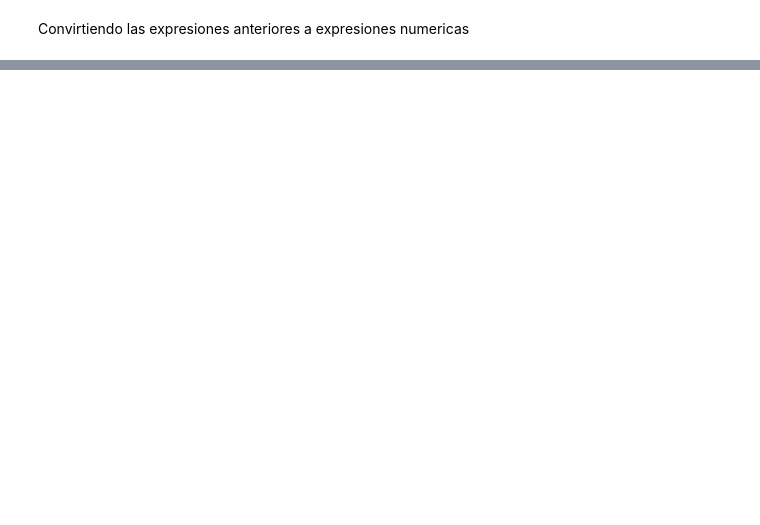
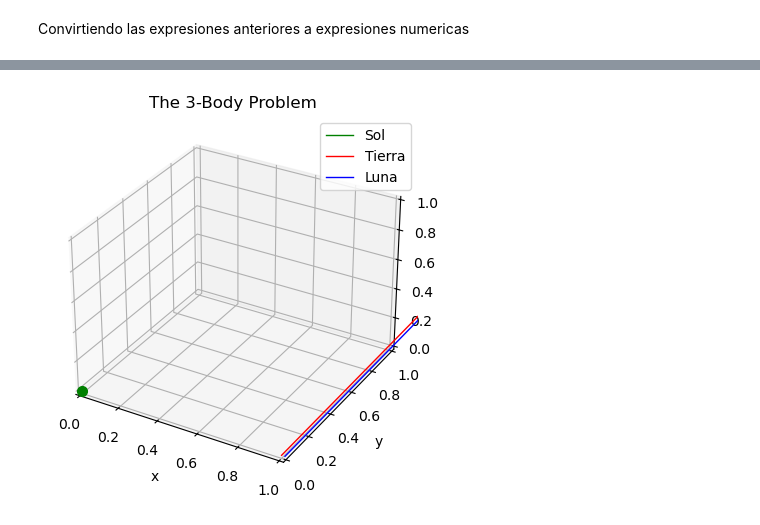
Before and after one commit to physicsIS/Prediccion_de_eclipses, a Jupyter notebook: 3_cuerpos.ipynb, the cells around one changed output, grey strips where cells are left out. Cells and saved outputs as stored; diff of their text form; code cells hidden in the pictures; blank space fills up the shorter version.

```diff
--- a/3_cuerpos.ipynb
+++ b/3_cuerpos.ipynb
@@ -281,0 +311,80 @@ IndexError: too many indices for array: array is 1-dimensional, but 2 were index
+# %%
+from mpl_toolkits.mplot3d import Axes3D
+from matplotlib.animation import FuncAnimation
+
+# Supongamos que pos es una lista con las posiciones en el tiempo, ya cargadas previamente.
+# Cada sublista en pos tiene los valores en x, y, z para cada cuerpo en todos los tiempos.
+
+# Crear la figura y el eje 3D
+fig, ax = plt.subplots(subplot_kw={"projection": "3d"})
+
+# Configurar los límites y etiquetas
+ax.set_title("The 3-Body Problem")
+ax.set_xlabel("x")
+ax.set_ylabel("y")
+ax.set_zlabel("z")
+
+# Inicializar las trayectorias y puntos
+planet1_plt, = ax.plot([], [], [], 'green', label='Sol', linewidth=1)
+planet2_plt, = ax.plot([], [], [], 'red', label='Tierra', linewidth=1)
+planet3_plt, = ax.plot([], [], [], 'blue', label='Luna', linewidth=1)
+
+planet1_dot, = ax.plot([], [], [], 'o', color='green', markersize=7)
+planet2_dot, = ax.plot([], [], [], 'o', color='red', markersize=7)
+planet3_dot, = ax.plot([], [], [], 'o', color='blue', markersize=7)
+
+plt.legend()
+plt.grid()
+
+# Función de inicialización
+def init():
+    planet1_plt.set_data([], [])
+    planet1_plt.set_3d_properties([])
+
+    planet2_plt.set_data([], [])
+    planet2_plt.set_3d_properties([])
+
+    planet3_plt.set_data([], [])
+    planet3_plt.set_3d_properties([])
+
+    planet1_dot.set_data([], [])
+    planet1_dot.set_3d_properties([])
+
+    planet2_dot.set_data([], [])
+    planet2_dot.set_3d_properties([])
+
+    planet3_dot.set_data([], [])
+    planet3_dot.set_3d_properties([])
+
+    return planet1_plt, planet2_plt, planet3_plt, planet1_dot, planet2_dot, planet3_dot
+
+# Función de animación
+def animate(i):
+    # Actualizar trayectorias
+    planet1_plt.set_data(pos[0][:i], pos[1][:i])
+    planet1_plt.set_3d_properties(pos[2][:i])
+
+    planet2_plt.set_data(pos[6][:i], pos[7][:i])
+    planet2_plt.set_3d_properties(pos[8][:i])
+
+    planet3_plt.set_data(pos[12][:i], pos[13][:i])
+    planet3_plt.set_3d_properties(pos[14][:i])
+
+    # Actualizar los puntos de posición actual
+    planet1_dot.set_data([pos[0][i]], [pos[1][i]])
+    planet1_dot.set_3d_properties([pos[2][i]])
+
+    planet2_dot.set_data([pos[6][i]], [pos[7][i]])
+    planet2_dot.set_3d_properties([pos[8][i]])
+
+    planet3_dot.set_data([pos[12][i]], [pos[13][i]])
+    planet3_dot.set_3d_properties([pos[14][i]])
+
+    return planet1_plt, planet2_plt, planet3_plt, planet1_dot, planet2_dot, planet3_dot
+
+# Crear la animación
+ani = FuncAnimation(fig, animate, frames=len(pos[0]), init_func=init, blit=True)
+
+# Guardar como video si se necesita
+ani.save("3_cuerpos_animacion.mp4", writer="ffmpeg", fps=30)
+# %% [output]
@@ -281,0 +392 @@ IndexError: too many indices for array: array is 1-dimensional, but 2 were index
+[figure, added]
```
Also changed, not shown: parts of 28 cells of this notebook, 2 other files.
